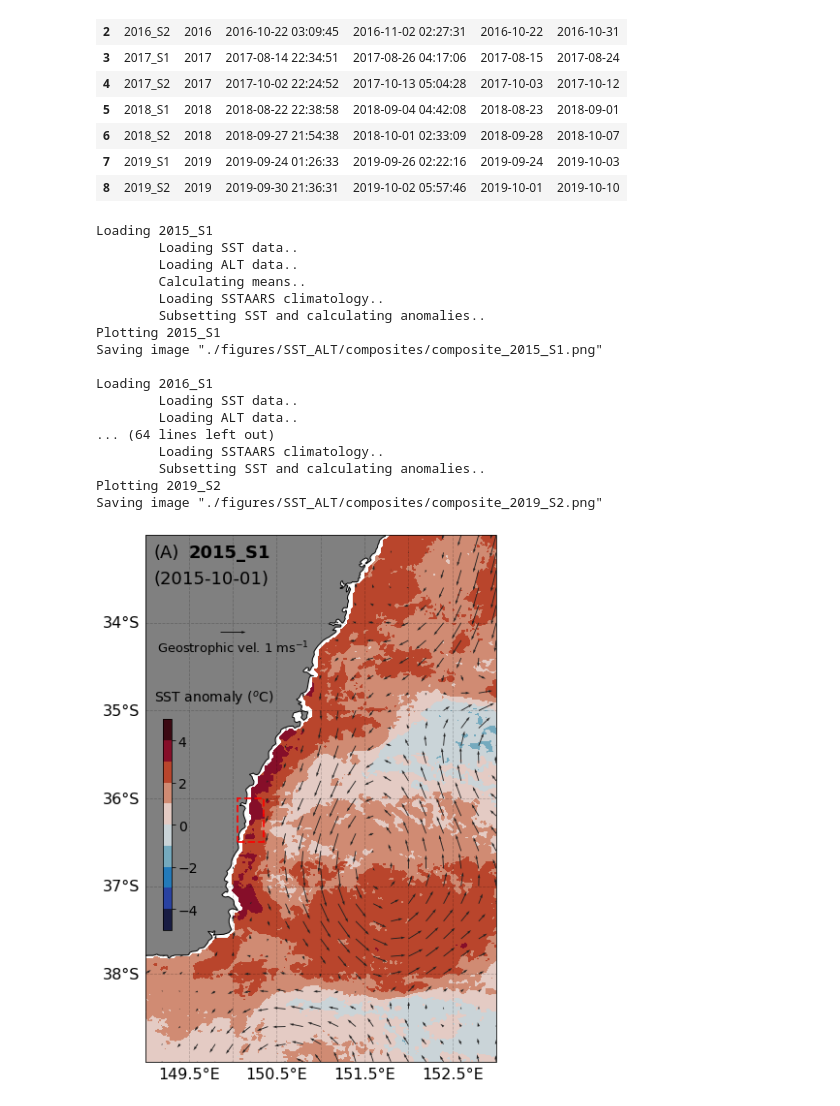
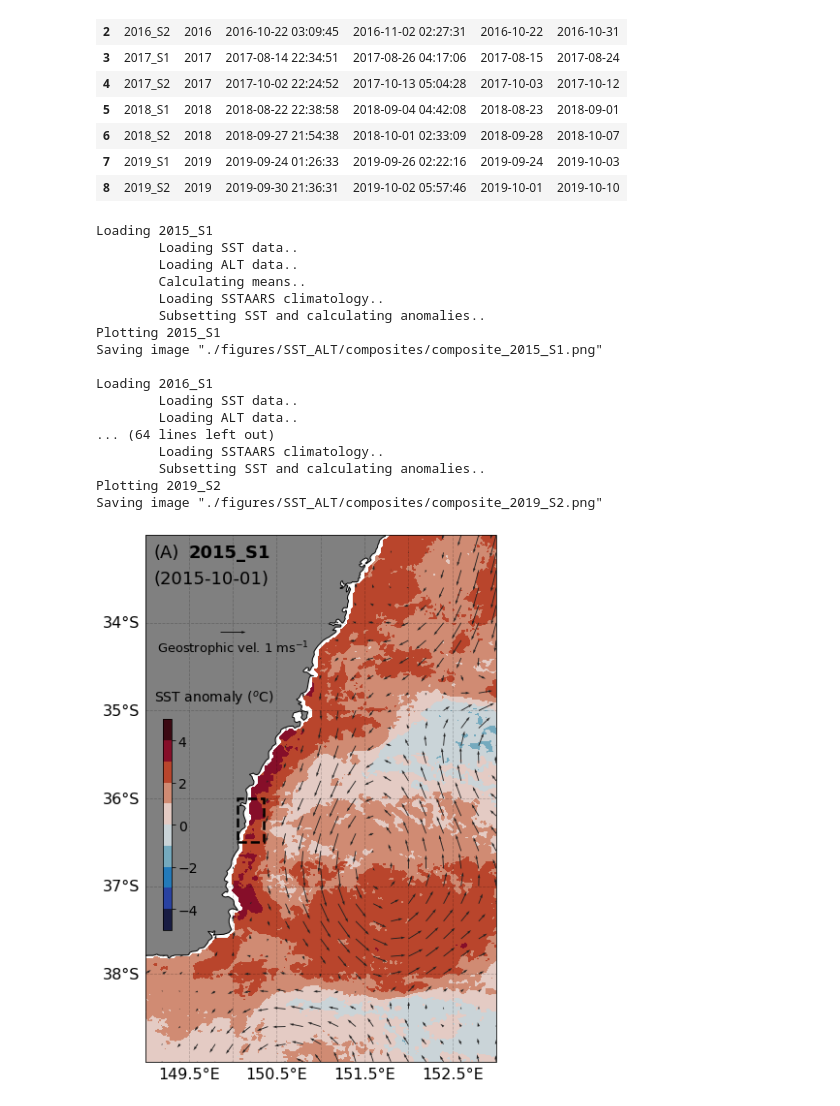
Before and after one commit to Lachlan00/BMP-Variability, a Jupyter notebook: SST_percentiles_plot.ipynb, the cells around one changed output. Drawn from its saved outputs; the diff is of its cells as text; code cells hidden in the pictures.

```diff
--- a/SST_percentiles_plot.ipynb
+++ b/SST_percentiles_plot.ipynb
@@ -175,9 +175,9 @@ for i, row in survey_time.iterrows():
 
     # add survey area
     ax.add_patch(mpatches.Rectangle(xy=[150.05, -36.5], width=.3, height=.5, linestyle="--",
-                                    linewidth=2, zorder=10,
-                                    edgecolor='red', fill=False,
-                                    alpha=.85,
+                                    linewidth=2.5, zorder=10,
+                                    edgecolor='black', fill=False,
+                                    alpha=1.0,
                                     transform=ccrs.PlateCarree()))
 
     # colorbar (for first plot)
@@ -192,31 +192,31 @@ for i, row in survey_time.iterrows():
         fig.colorbar(im, cax=cax)
         cax.tick_params(labelsize=14)
 
     # Save fig
     print('Saving image "./figures/SST_ALT/composites/composite_'+row.id+'.png"')
     plt.savefig("./figures/SST-anom_ALT/composites/composite_"+row.id+".png",
                         format="png",
                         bbox_inches='tight',
                         pad_inches=0.1,
                         dpi=300)
 
     #break
 # %% [output]
 Loading 2015_S1
         Loading SST data..
         Loading ALT data..
         Calculating means..
         Loading SSTAARS climatology..
         Subsetting SST and calculating anomalies..
 Plotting 2015_S1
 Saving image "./figures/SST_ALT/composites/composite_2015_S1.png"
 
 Loading 2016_S1
         Loading SST data..
         Loading ALT data..
 ... (64 lines left out)
         Loading SSTAARS climatology..
         Subsetting SST and calculating anomalies..
 Plotting 2019_S2
 Saving image "./figures/SST_ALT/composites/composite_2019_S2.png"
-[figure, old version]
+[figure, new version]
```
Also changed, not shown: parts of 1 cell of this notebook, 3 other files.
